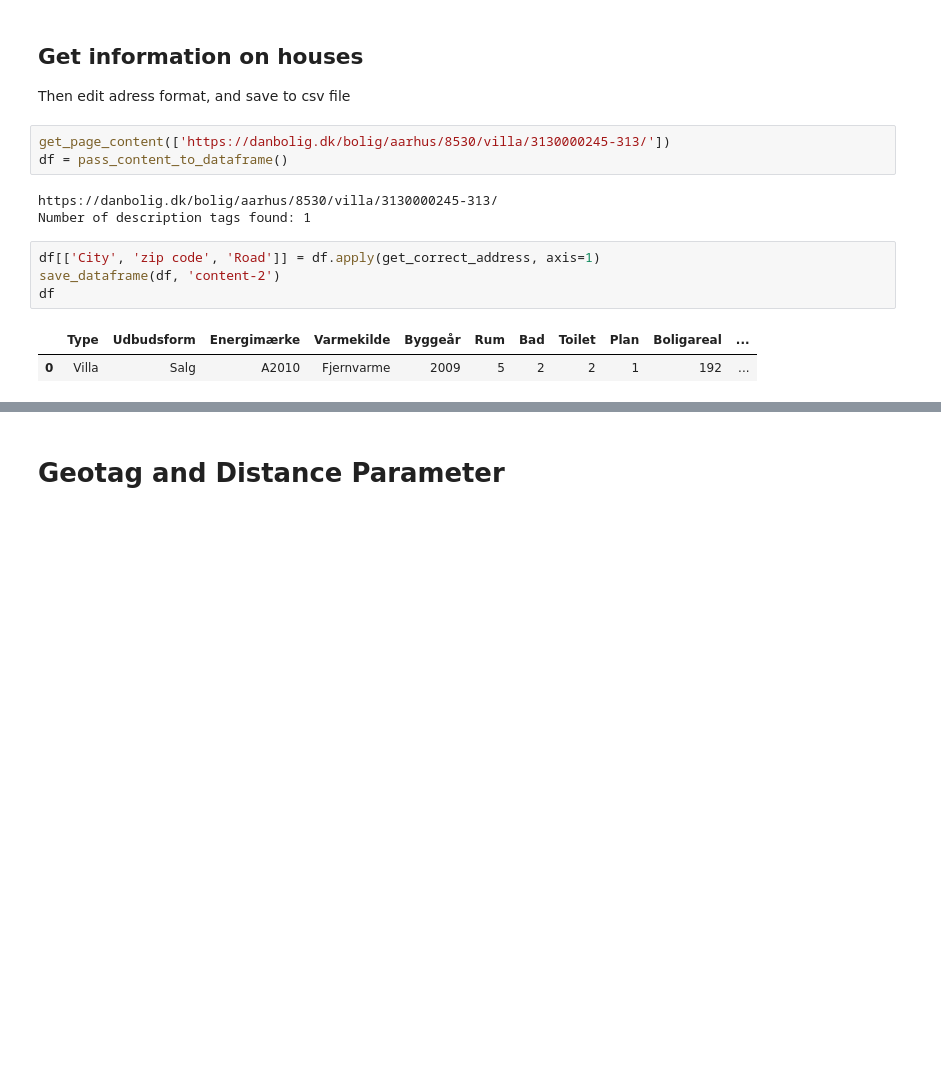
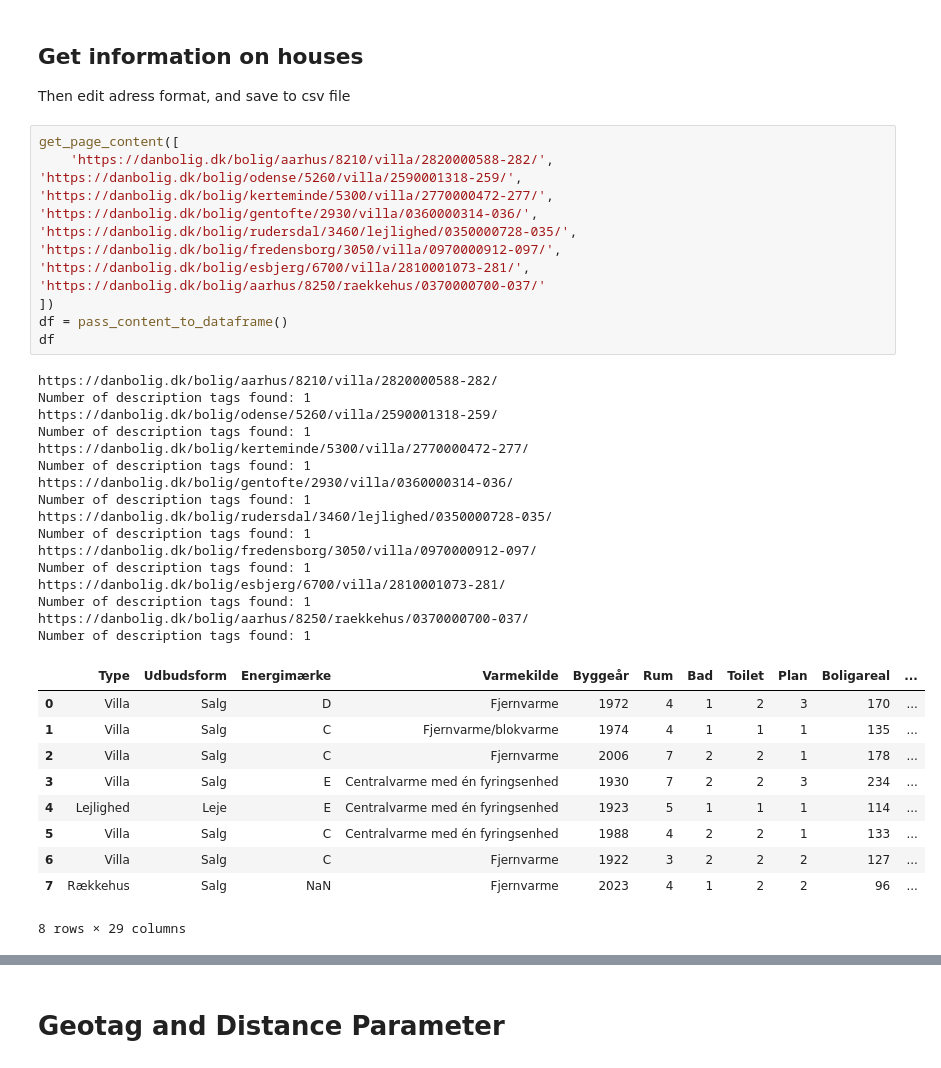
Before and after one commit to martinskafte321/Introduction-Social-Data-Science, a Jupyter notebook: Exam_project/Scraping.ipynb, the cells around one changed output, grey strips where cells are left out. Saved outputs shown, nothing was run; the diff lists cells and outputs as text; blank space fills up the shorter version.

```diff
--- a/Exam_project/Scraping.ipynb
+++ b/Exam_project/Scraping.ipynb
@@ -253,16 +260,43 @@ def get_correct_address(row):
 # %% [markdown]
 ## Get information on houses
 Then edit adress format, and save to csv file
-# %%
-get_page_content(['https://danbolig.dk/bolig/aarhus/8530/villa/3130000245-313/'])
-df = pass_content_to_dataframe()
-# %% [output]
-https://danbolig.dk/bolig/aarhus/8530/villa/3130000245-313/
-Number of description tags found: 1
-# %%
-df[['City', 'zip code', 'Road']] = df.apply(get_correct_address, axis=1)
-save_dataframe(df, 'content-2')
-df
-# %% [output]
-|  | Type | Udbudsform | Energimærke | Varmekilde | Byggeår | Rum | Bad | Toilet | Plan | Boligareal | ... |
-| 0 | Villa | Salg | A2010 | Fjernvarme | 2009 | 5 | 2 | 2 | 1 | 192 | ... |
+# %%
+get_page_content([
+    'https://danbolig.dk/bolig/aarhus/8210/villa/2820000588-282/',
+'https://danbolig.dk/bolig/odense/5260/villa/2590001318-259/',
+'https://danbolig.dk/bolig/kerteminde/5300/villa/2770000472-277/',
+'https://danbolig.dk/bolig/gentofte/2930/villa/0360000314-036/',
+'https://danbolig.dk/bolig/rudersdal/3460/lejlighed/0350000728-035/',
+'https://danbolig.dk/bolig/fredensborg/3050/villa/0970000912-097/',
+'https://danbolig.dk/bolig/esbjerg/6700/villa/2810001073-281/',
+'https://danbolig.dk/bolig/aarhus/8250/raekkehus/0370000700-037/'
+])
+df = pass_content_to_dataframe()
+df
+# %% [output]
+https://danbolig.dk/bolig/aarhus/8210/villa/2820000588-282/
+Number of description tags found: 1
+https://danbolig.dk/bolig/odense/5260/villa/2590001318-259/
+Number of description tags found: 1
+https://danbolig.dk/bolig/kerteminde/5300/villa/2770000472-277/
+Number of description tags found: 1
+https://danbolig.dk/bolig/gentofte/2930/villa/0360000314-036/
+Number of description tags found: 1
+https://danbolig.dk/bolig/rudersdal/3460/lejlighed/0350000728-035/
+Number of description tags found: 1
+https://danbolig.dk/bolig/fredensborg/3050/villa/0970000912-097/
+Number of description tags found: 1
+https://danbolig.dk/bolig/esbjerg/6700/villa/2810001073-281/
+Number of description tags found: 1
+https://danbolig.dk/bolig/aarhus/8250/raekkehus/0370000700-037/
+Number of description tags found: 1
+|  | Type | Udbudsform | Energimærke | Varmekilde | Byggeår | Rum | Bad | Toilet | Plan | Boligareal | ... |
+| 0 | Villa | Salg | D | Fjernvarme | 1972 | 4 | 1 | 2 | 3 | 170 | ... |
+| 1 | Villa | Salg | C | Fjernvarme/blokvarme | 1974 | 4 | 1 | 1 | 1 | 135 | ... |
+| 2 | Villa | Salg | C | Fjernvarme | 2006 | 7 | 2 | 2 | 1 | 178 | ... |
+| 3 | Villa | Salg | E | Centralvarme med én fyringsenhed | 1930 | 7 | 2 | 2 | 3 | 234 | ... |
+| 4 | Lejlighed | Leje | E | Centralvarme med én fyringsenhed | 1923 | 5 | 1 | 1 | 1 | 114 | ... |
+| 5 | Villa | Salg | C | Centralvarme med én fyringsenhed | 1988 | 4 | 2 | 2 | 1 | 133 | ... |
+| 6 | Villa | Salg | C | Fjernvarme | 1922 | 3 | 2 | 2 | 2 | 127 | ... |
+| 7 | Rækkehus | Salg | NaN | Fjernvarme | 2023 | 4 | 1 | 2 | 2 | 96 | ... |
+8 rows × 29 columns
```
Also changed, not shown: parts of 5 cells of this notebook, 3 other files.
